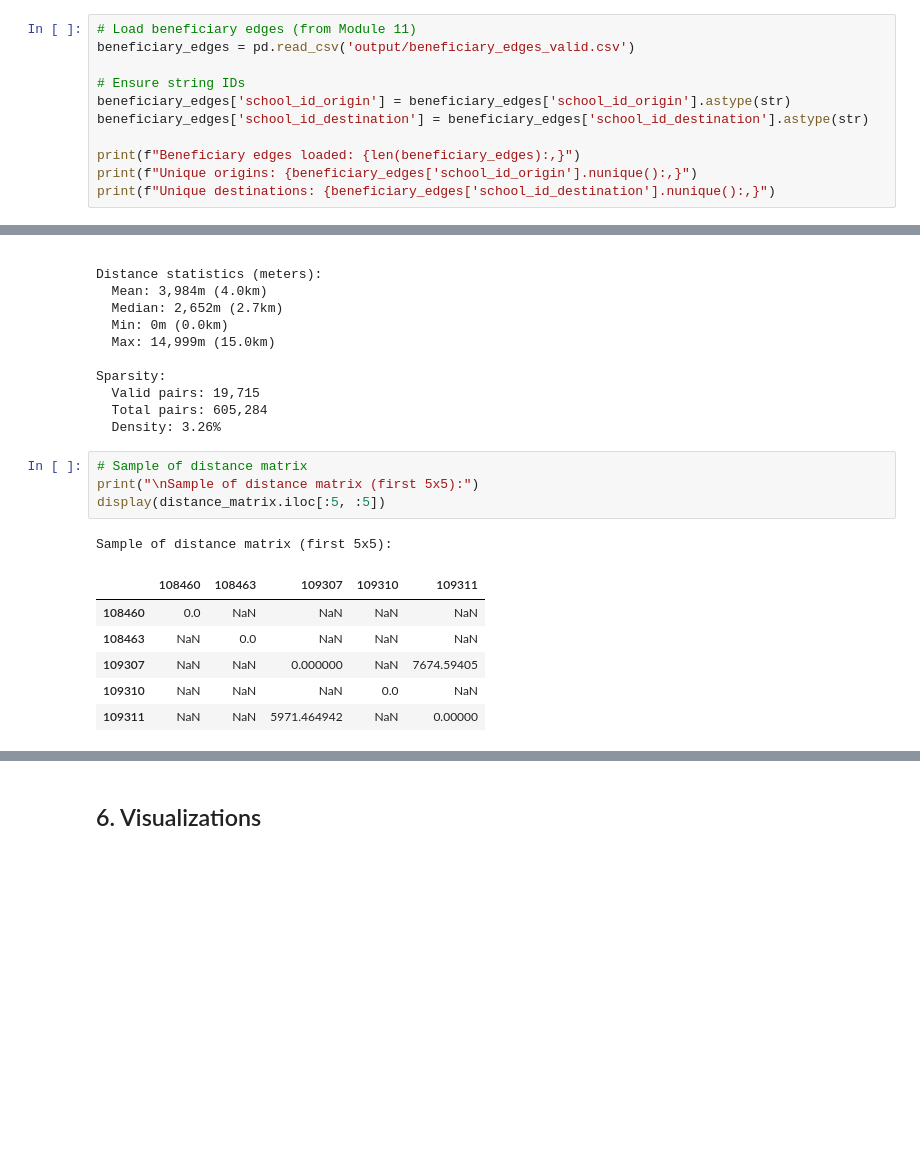
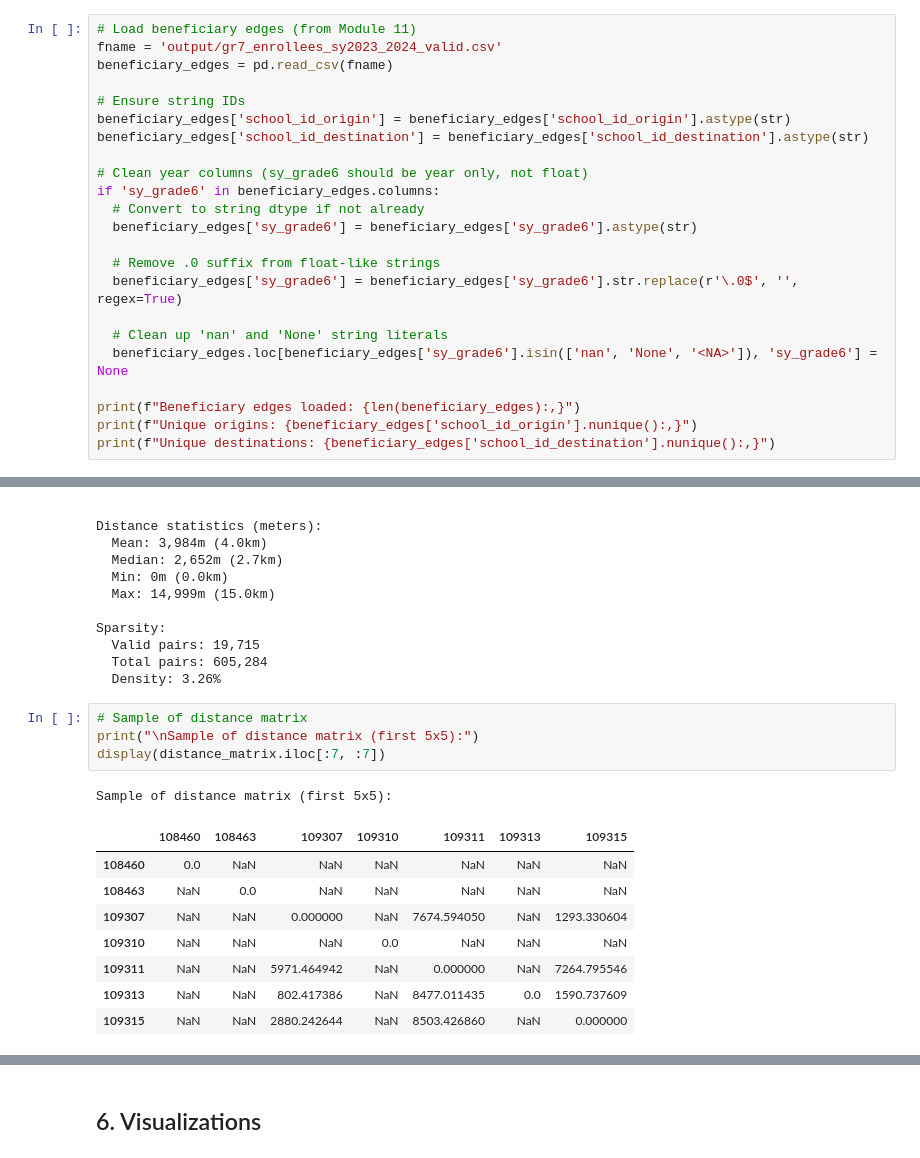
Before and after one commit to cair-philippines/project_paaral, a Jupyter notebook: notebooks/0.9.1-provincial-network-builder-scipy.ipynb, the cells around one changed output, grey strips where cells are left out. Drawn from its saved outputs; the diff is of its cells as text; blank space fills up the shorter version.

```diff
--- a/notebooks/0.9.1-provincial-network-builder-scipy.ipynb
+++ b/notebooks/0.9.1-provincial-network-builder-scipy.ipynb
@@ -84,11 +135,23 @@ Private schools loaded: 9,305
 # %%
 # Load beneficiary edges (from Module 11)
-beneficiary_edges = pd.read_csv('output/beneficiary_edges_valid.csv')
+fname = 'output/gr7_enrollees_sy2023_2024_valid.csv'
+beneficiary_edges = pd.read_csv(fname)
 
 # Ensure string IDs
 beneficiary_edges['school_id_origin'] = beneficiary_edges['school_id_origin'].astype(str)
 beneficiary_edges['school_id_destination'] = beneficiary_edges['school_id_destination'].astype(str)
 
+# Clean year columns (sy_grade6 should be year only, not float)
+if 'sy_grade6' in beneficiary_edges.columns:
+  # Convert to string dtype if not already
+  beneficiary_edges['sy_grade6'] = beneficiary_edges['sy_grade6'].astype(str)
+
+  # Remove .0 suffix from float-like strings
+  beneficiary_edges['sy_grade6'] = beneficiary_edges['sy_grade6'].str.replace(r'\.0$', '', regex=True)
+
+  # Clean up 'nan' and 'None' string literals
+  beneficiary_edges.loc[beneficiary_edges['sy_grade6'].isin(['nan', 'None', '<NA>']), 'sy_grade6'] = None
+
 print(f"Beneficiary edges loaded: {len(beneficiary_edges):,}")
 print(f"Unique origins: {beneficiary_edges['school_id_origin'].nunique():,}")
 print(f"Unique destinations: {beneficiary_edges['school_id_destination'].nunique():,}")
@@ -327,15 +402,17 @@ Sparsity:
 # %%
 # Sample of distance matrix
 print("\nSample of distance matrix (first 5x5):")
-display(distance_matrix.iloc[:5, :5])
+display(distance_matrix.iloc[:7, :7])
 # %% [output]
 Sample of distance matrix (first 5x5):
-|  | 108460 | 108463 | 109307 | 109310 | 109311 |
-| 108460 | 0.0 | NaN | NaN | NaN | NaN |
-| 108463 | NaN | 0.0 | NaN | NaN | NaN |
-| 109307 | NaN | NaN | 0.000000 | NaN | 7674.59405 |
-| 109310 | NaN | NaN | NaN | 0.0 | NaN |
-| 109311 | NaN | NaN | 5971.464942 | NaN | 0.00000 |
+|  | 108460 | 108463 | 109307 | 109310 | 109311 | 109313 | 109315 |
+| 108460 | 0.0 | NaN | NaN | NaN | NaN | NaN | NaN |
+| 108463 | NaN | 0.0 | NaN | NaN | NaN | NaN | NaN |
+| 109307 | NaN | NaN | 0.000000 | NaN | 7674.594050 | NaN | 1293.330604 |
+| 109310 | NaN | NaN | NaN | 0.0 | NaN | NaN | NaN |
+| 109311 | NaN | NaN | 5971.464942 | NaN | 0.000000 | NaN | 7264.795546 |
+| 109313 | NaN | NaN | 802.417386 | NaN | 8477.011435 | 0.0 | 1590.737609 |
+| 109315 | NaN | NaN | 2880.242644 | NaN | 8503.426860 | NaN | 0.000000 |
 # %%
 # Graph statistics
 print("\n" + "="*70)
```
Also changed, not shown: parts of 17 cells of this notebook, 2 other files.
